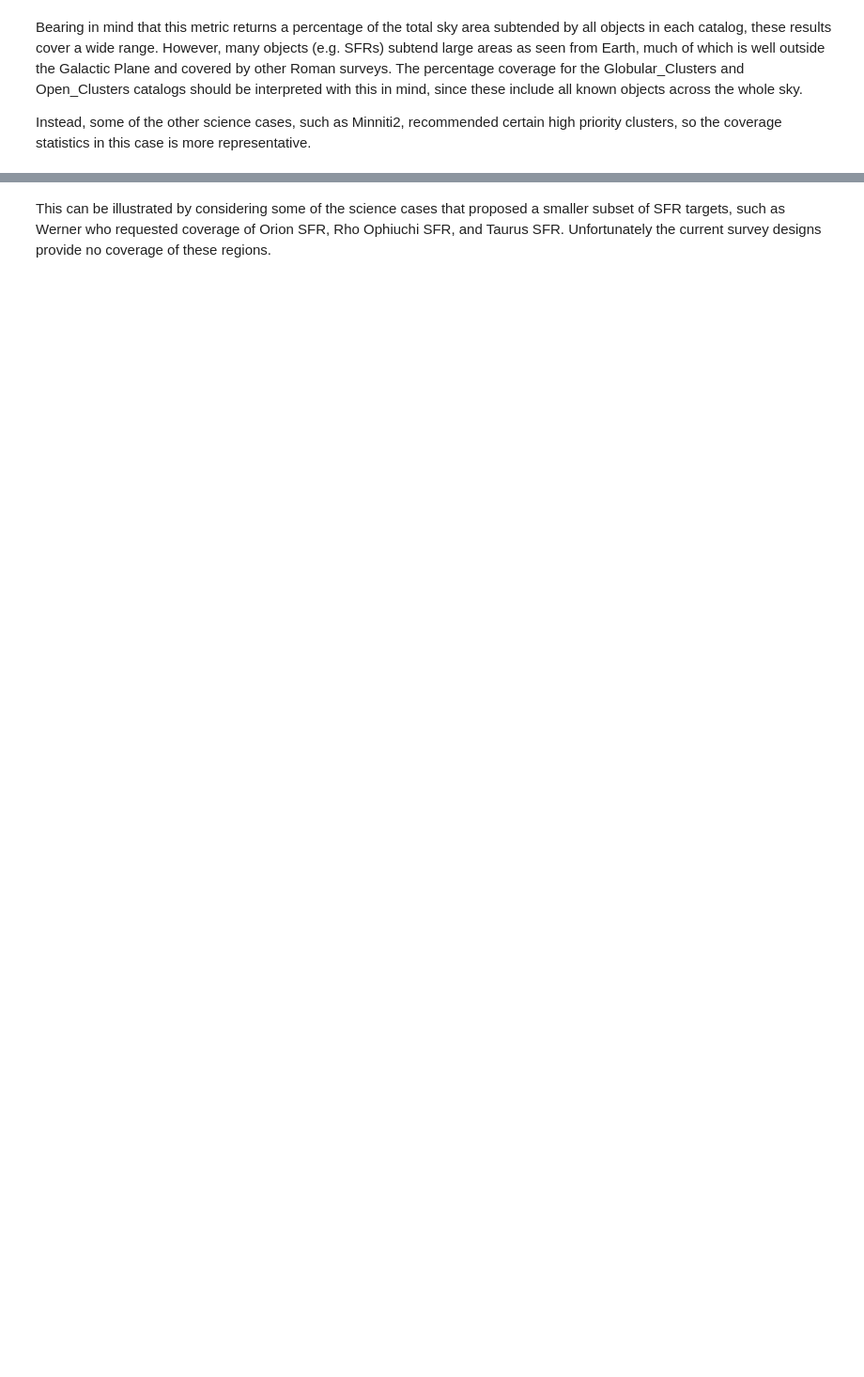
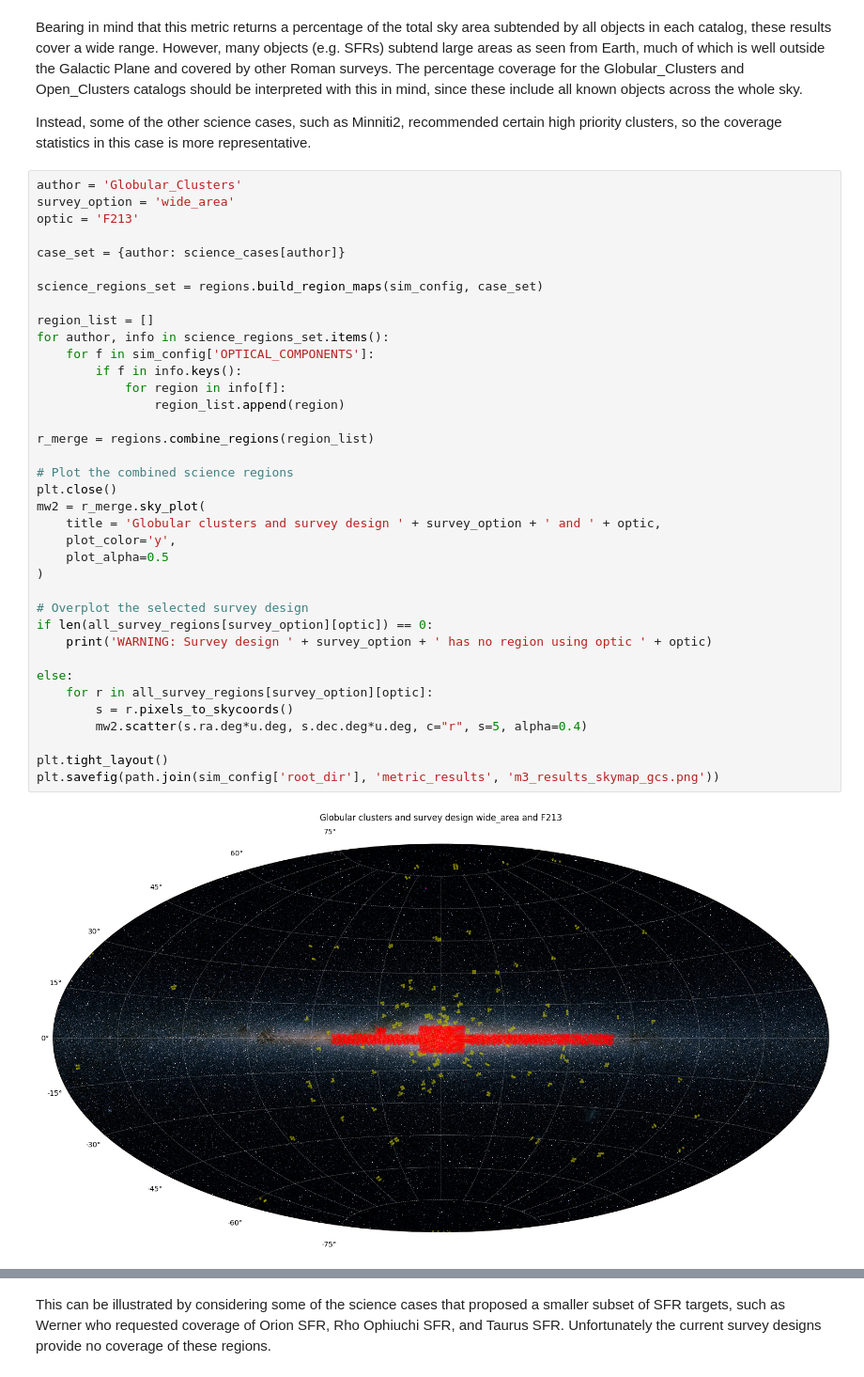
Before and after one commit to rachel3834/rgps, a Jupyter notebook: notebooks/M3_metric_analysis.ipynb, the cells around one changed output, grey strips where cells are left out. Shown at 94% size. Cells and saved outputs as stored; diff of their text form; blank space fills up the shorter version.

```diff
--- a/notebooks/M3_metric_analysis.ipynb
+++ b/notebooks/M3_metric_analysis.ipynb
@@ -177,3 +212,42 @@ plot_metric_per_strategy(m3_results, 'M3_%regions', sim_config, 'M3 % of regions
 Bearing in mind that this metric returns a percentage of the total sky area subtended by all objects in each catalog, these results cover a wide range.  However, many objects (e.g. SFRs) subtend large areas as seen from Earth, much of which is well outside the Galactic Plane and covered by other Roman surveys.  The percentage coverage for the Globular_Clusters and Open_Clusters catalogs should be interpreted with this in mind, since these include all known objects across the whole sky.
 
 Instead, some of the other science cases, such as Minniti2, recommended certain high priority clusters, so the coverage statistics in this case is more representative.
+# %%
+author = 'Globular_Clusters'
+survey_option = 'wide_area'
+optic = 'F213'
+
+case_set = {author: science_cases[author]}
+
+science_regions_set = regions.build_region_maps(sim_config, case_set)
+
+region_list = []
+for author, info in science_regions_set.items():
+    for f in sim_config['OPTICAL_COMPONENTS']:
+        if f in info.keys():
+            for region in info[f]:
+                region_list.append(region)
+
+r_merge = regions.combine_regions(region_list)
+
+# Plot the combined science regions
+plt.close()
+mw2 = r_merge.sky_plot(
+    title = 'Globular clusters and survey design ' + survey_option + ' and ' + optic,
+    plot_color='y',
+    plot_alpha=0.5
+)
+
+# Overplot the selected survey design
+if len(all_survey_regions[survey_option][optic]) == 0:
+    print('WARNING: Survey design ' + survey_option + ' has no region using optic ' + optic)
+
+else:
+    for r in all_survey_regions[survey_option][optic]:
+        s = r.pixels_to_skycoords()
+        mw2.scatter(s.ra.deg*u.deg, s.dec.deg*u.deg, c="r", s=5, alpha=0.4)
+
+plt.tight_layout()
+plt.savefig(path.join(sim_config['root_dir'], 'metric_results', 'm3_results_skymap_gcs.png'))
+# %% [output]
+[figure, added]
```
Also changed, not shown: parts of 11 cells of this notebook, 13 other files.
